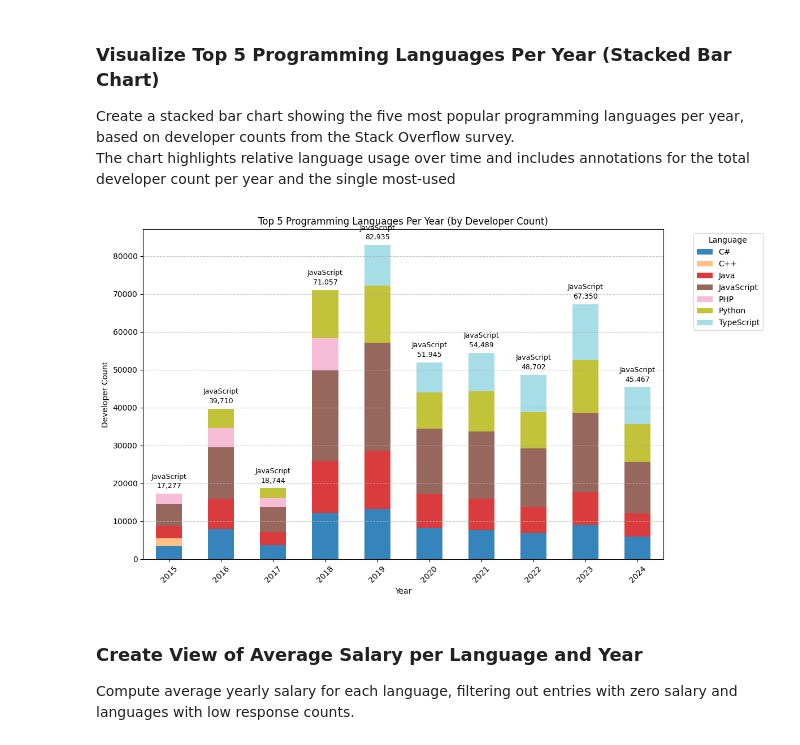
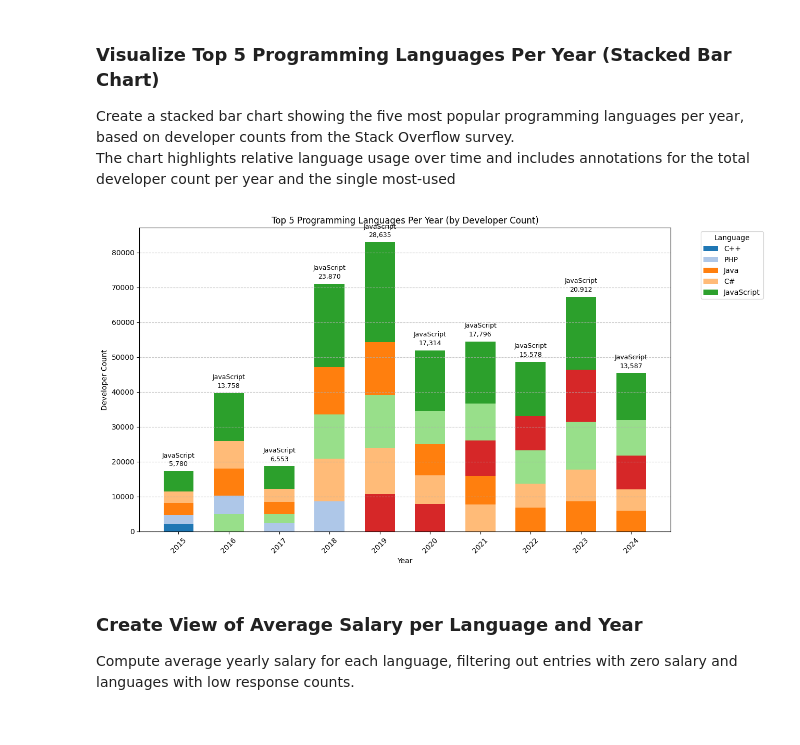
Before and after one commit to Manpreet304/BigDataEngineeringProject, a Jupyter notebook: CsvData_Analysis.ipynb, the cells around one changed output. Cells and saved outputs as stored; diff of their text form; code cells hidden in the pictures.

```diff
--- a/CsvData_Analysis.ipynb
+++ b/CsvData_Analysis.ipynb
@@ -189,34 +189,43 @@ top_langs_pd = top_langs_pd.sort_values(by=["year"])
 Create a stacked bar chart showing the five most popular programming languages per year, based on developer counts from the Stack Overflow survey.
 The chart highlights relative language usage over time and includes annotations for the total developer count per year and the single most-used
 # %%
-top_langs_pd = top_count_lang_per_year.toPandas().sort_values(["year", "repo_count"], ascending=[True, False])
+top_langs_pd = top_count_lang_per_year.toPandas().sort_values(["year", "repo_count"])
+years = sorted(top_langs_pd["year"].unique())
+languages = top_langs_pd["language"].unique()
 
-pivot_df = top_langs_pd.pivot(index="year", columns="language", values="repo_count").fillna(0)
+fig, ax = plt.subplots(figsize=(13, 7))
+bar_width = 0.6
 
-fig, ax = plt.subplots(figsize=(12, 7))
-pivot_df.plot(kind="bar", stacked=True, colormap="tab20", alpha=0.9, ax=ax)
+colors = plt.get_cmap("tab20").colors
+color_map = {lang: colors[i % len(colors)] for i, lang in enumerate(languages)}
 
-top1_langs = top_langs_pd.groupby("year").first().reset_index()
+for i, year in enumerate(years):
+    df_year = top_langs_pd[top_langs_pd["year"] == year].sort_values("repo_count")
+    bottom = 0
+    for _, row in df_year.iterrows():
+        lang = row["language"]
+        count = row["repo_count"]
+        ax.bar(i, count, bottom=bottom, width=bar_width, color=color_map[lang],
+               label=lang if i == 0 else None)
+        bottom += count
 
-for i, year in enumerate(pivot_df.index):
-    count = int(pivot_df.loc[year].sum())
-    top_lang = top1_langs[top1_langs["year"] == year]["language"].values[0]
+    top_row = df_year.iloc[-1]
+    ax.text(i, bottom + 1000, f"{top_row['repo_count']:,}", ha="center", va="bottom", fontsize=9, color="black")
+    ax.text(i, bottom + 3500, f"{top_row['language']}", ha="center", va="bottom", fontsize=9, color="black")
 
-    ax.text(i, count + 1000, f"{count:,}", ha="center", va="bottom", fontsize=9, color="black")
-    ax.text(i, count + 3500, f"{top_lang}", ha="center", va="bottom", fontsize=9, color="black")
-
-
+# Achsen & Layout
+ax.set_xticks(range(len(years)))
+ax.set_xticklabels(years, rotation=45)
 ax.set_title("Top 5 Programming Languages Per Year (by Developer Count)")
 ax.set_xlabel("Year")
 ax.set_ylabel("Developer Count")
-ax.set_xticklabels(pivot_df.index, rotation=45)
+ax.legend(title="Language", bbox_to_anchor=(1.05, 1), loc="upper left")
 ax.grid(True, axis="y", linestyle="--", alpha=0.7)
-ax.legend(title="Language", bbox_to_anchor=(1.05, 1), loc="upper left")
 
 plt.tight_layout()
 plt.show()
 # %% [output]
-[figure, old version]
+[figure, new version]
 # %% [markdown]
 ### Create View of Average Salary per Language and Year
 Compute average yearly salary for each language, filtering out entries with zero salary and languages with low response counts.
```
Also changed, not shown: parts of 2 cells of this notebook, 3 other files.
